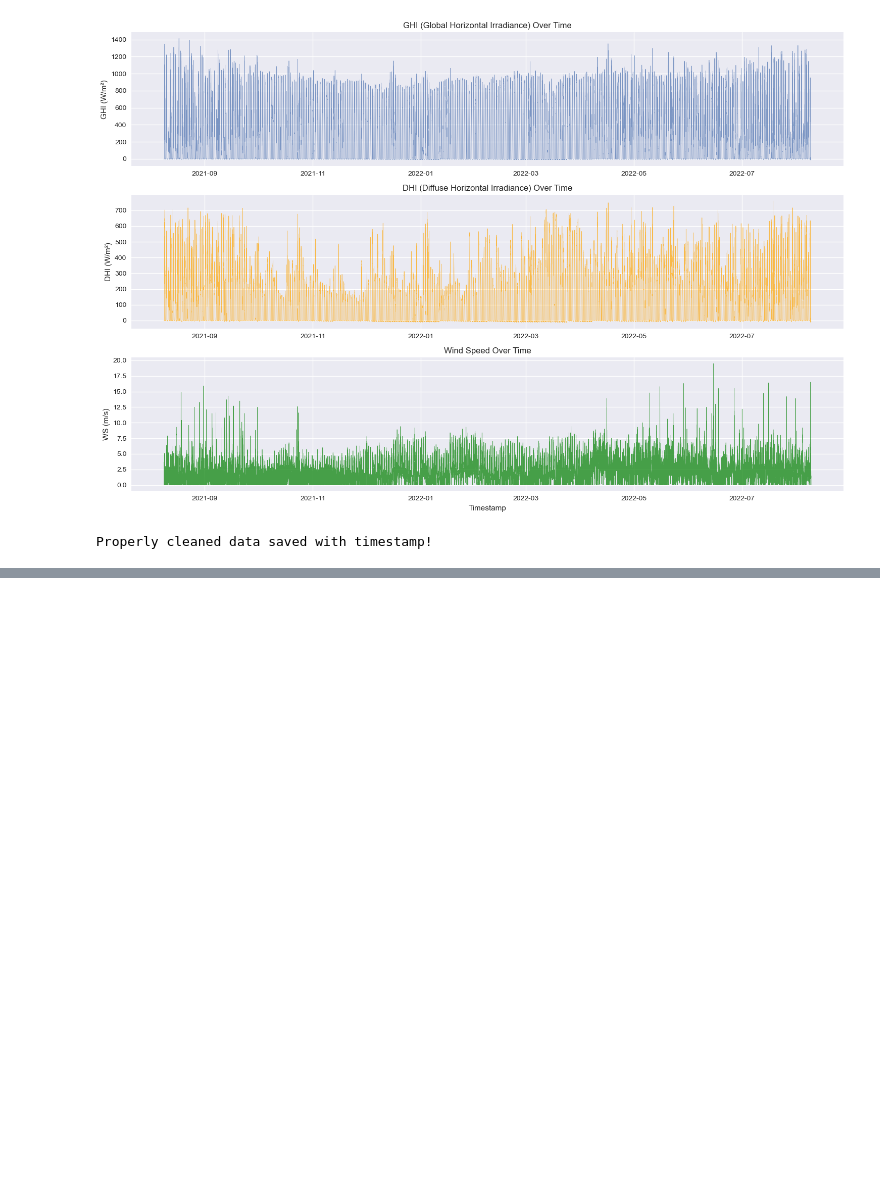
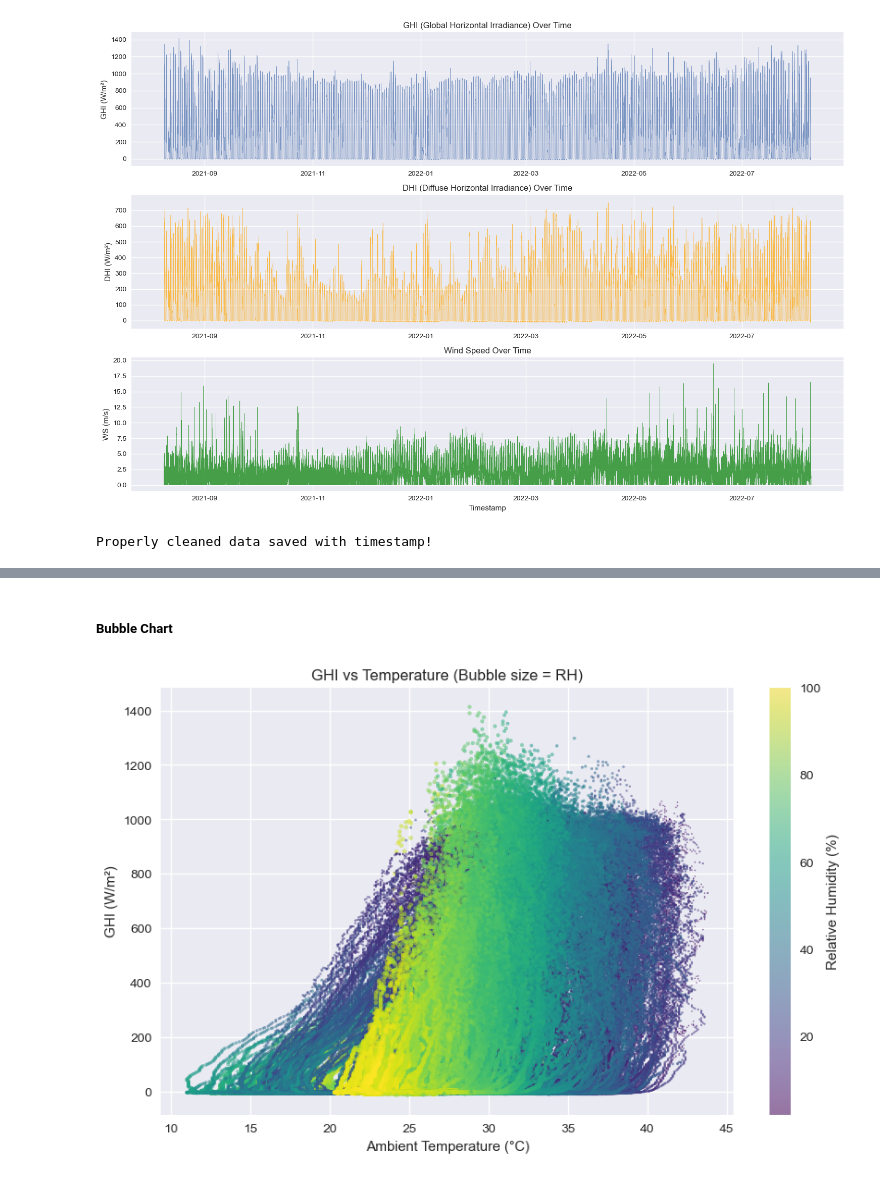
Before and after one commit to Aperca/solar-challenge-week0, a Jupyter notebook: notebooks/benin_eda.ipynb, the cells around one changed output, grey strips where cells are left out. Cells and saved outputs as stored; diff of their text form; code cells hidden in the pictures; blank space fills up the shorter version.

```diff
--- a/notebooks/benin_eda.ipynb
+++ b/notebooks/benin_eda.ipynb
@@ -258,0 +358,17 @@ Properly cleaned data saved with timestamp!
+# %% [markdown]
+##### Bubble Chart
+# %%
+# GHI vs Tamb with bubble size = RH
+plt.figure(figsize=(10, 6))
+scatter = plt.scatter(df_clean['Tamb'], df_clean['GHI'],
+                     c=df_clean['RH'],
+                     s=df_clean['RH']/10,  # Bubble size based on RH
+                     alpha=0.5,
+                     cmap='viridis')
+plt.colorbar(scatter, label='Relative Humidity (%)')
+plt.xlabel('Ambient Temperature (°C)')
+plt.ylabel('GHI (W/m²)')
+plt.title('GHI vs Temperature (Bubble size = RH)')
+plt.show()
+# %% [output]
+[figure, added]
```
Also changed, not shown: parts of 8 cells of this notebook.
